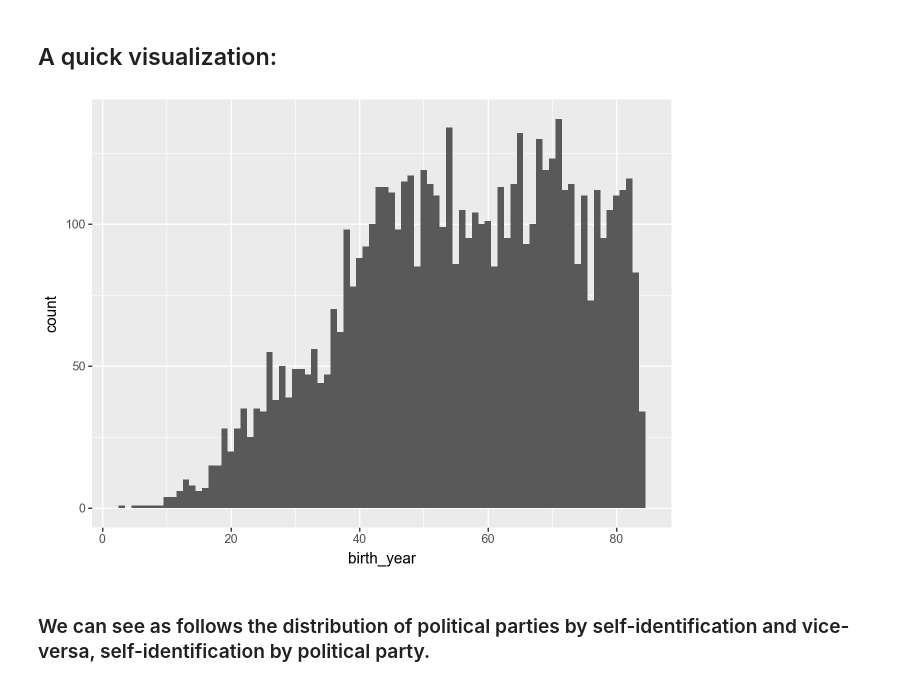
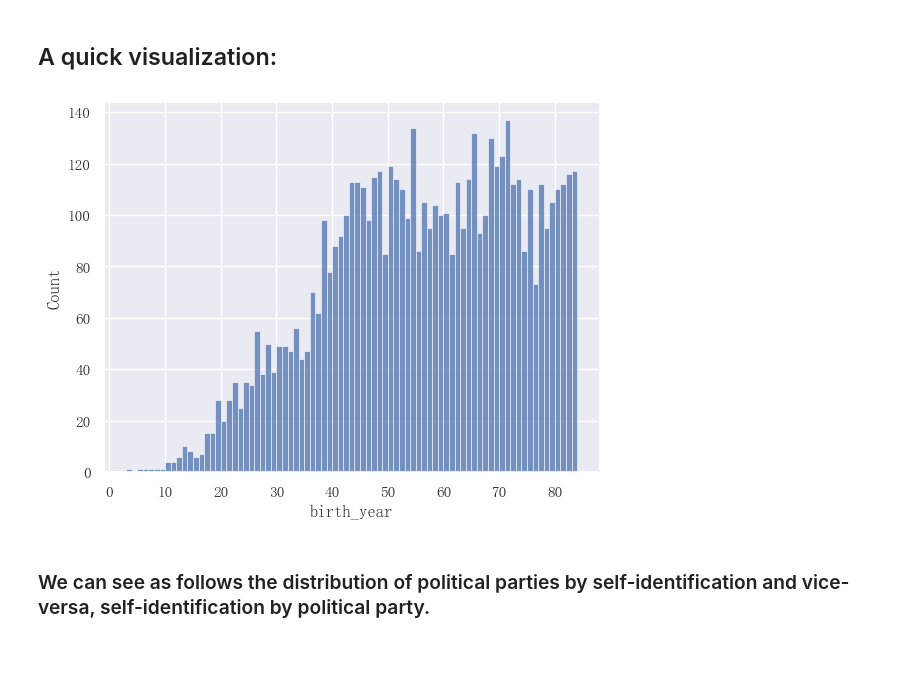
Before and after one commit to faustourrutiareyes/TaiwaneseIdentificationResearch, a Jupyter notebook: main.ipynb, the cells around one changed output. Saved outputs shown, nothing was run; the diff lists cells and outputs as text; code cells hidden in the pictures; blank space fills up the shorter version.

```diff
--- a/main.ipynb
+++ b/main.ipynb
@@ -88,7 +94,9 @@ Index(['psu', 'mothe_house_income', 'gender', 'pre_ele_101', 'zip', 'year',
 # %% [markdown]
 ### And eliminate those which we don't need
 # %%
-data_merge = data_merge.drop(columns = ['zip', 'stratum2', 'year_m', 'wave', 'psu', 'wsel', 'id', 'qtype', 'ssu'])
+data_merge = data_merge.drop(
+    columns=["zip", "stratum2", "year_m", "wave", "psu", "wsel", "id", "qtype", "ssu"]
+)
 # %% [markdown]
 ## Normalizing of variables in each column for easier navigation.
 # %% [markdown]
@@ -357,10 +455,23 @@ data_merge["month_income"] = pd.Categorical(data_merge["month_income"], categori
 # %%
-data_merge.loc[data_merge['taiwan_indep'].str.contains('現狀') ,'taiwan_indep'] = 'Status Quo'
-data_merge.loc[data_merge['taiwan_indep'].str.contains('統一' ), 'taiwan_indep'] = 'Unification'
-data_merge.loc[data_merge['taiwan_indep'].str.contains('獨立'), 'taiwan_indep'] = 'Independence'
-data_merge.loc[~data_merge['taiwan_indep'].isin(['Status Quo', 'Independence', 'Unification']), 'taiwan_indep'] = 'Other'
+data_merge.loc[data_merge["taiwan_indep"].str.contains("現狀"), "taiwan_indep"] = (
+    "Status Quo"
+)
 
-data_merge['taiwan_indep'].value_counts()
+data_merge.loc[data_merge["taiwan_indep"].str.contains("統一"), "taiwan_indep"] = (
+    "Unification"
+)
+
+data_merge.loc[data_merge["taiwan_indep"].str.contains("獨立"), "taiwan_indep"] = (
+    "Independence"
+)
+
+data_merge.loc[
+    ~data_merge["taiwan_indep"].isin(["Status Quo", "Independence", "Unification"]),
+    "taiwan_indep",
+] = "Other"
+
+
+data_merge["taiwan_indep"].value_counts()
 # %% [output]
 taiwan_indep
 Status Quo      4887
@@ -373,11 +484,15 @@ data_merge.loc[data_merge['religion'].isna(), 'religion'] = 'Other'
 # %% [markdown]
 ## Convert non-categorical columns to categorical
 # %%
-#Finish turning remaining columns into categorical columns based on their post-cleaning unique values
+# Finish turning remaining columns into categorical columns based on their post-cleaning unique values
 for column in data_merge:
-    if data_merge[column].dtype == 'object': #Filter only columns that are still object (i.e. not numeric and not categorical)
+    if (
+        data_merge[column].dtype == "object"
+    ):  # Filter only columns that are still object (i.e. not numeric and not categorical)
         unique_to_cat = data_merge[column].unique()
-        data_merge[column] = pd.Categorical(data_merge[column], categories = unique_to_cat)
+        data_merge[column] = pd.Categorical(
+            data_merge[column], categories=unique_to_cat
+        )
 # %% [markdown]
 ### Compare with column type at the beginning of cleaning section...
 # %%
@@ -412,12 +526,10 @@ sns.set(font="SimSun")
 # %% [markdown]
 ## A quick visualization:
 # %%
-(
-    ggplot()+
-        geom_histogram(aes(x = data_merge['birth_year']), binwidth = 1)
-)
+sns.histplot(data_merge["birth_year"], binwidth=1)
+plt.show()
 # %% [output]
-[figure, old version]
+[figure, new version]
 # %% [markdown]
 ### We can see as follows the distribution of political parties by self-identification and vice-versa, self-identification by political party.
 # %%
```
Also changed, not shown: parts of 38 cells of this notebook, 2 other files.
